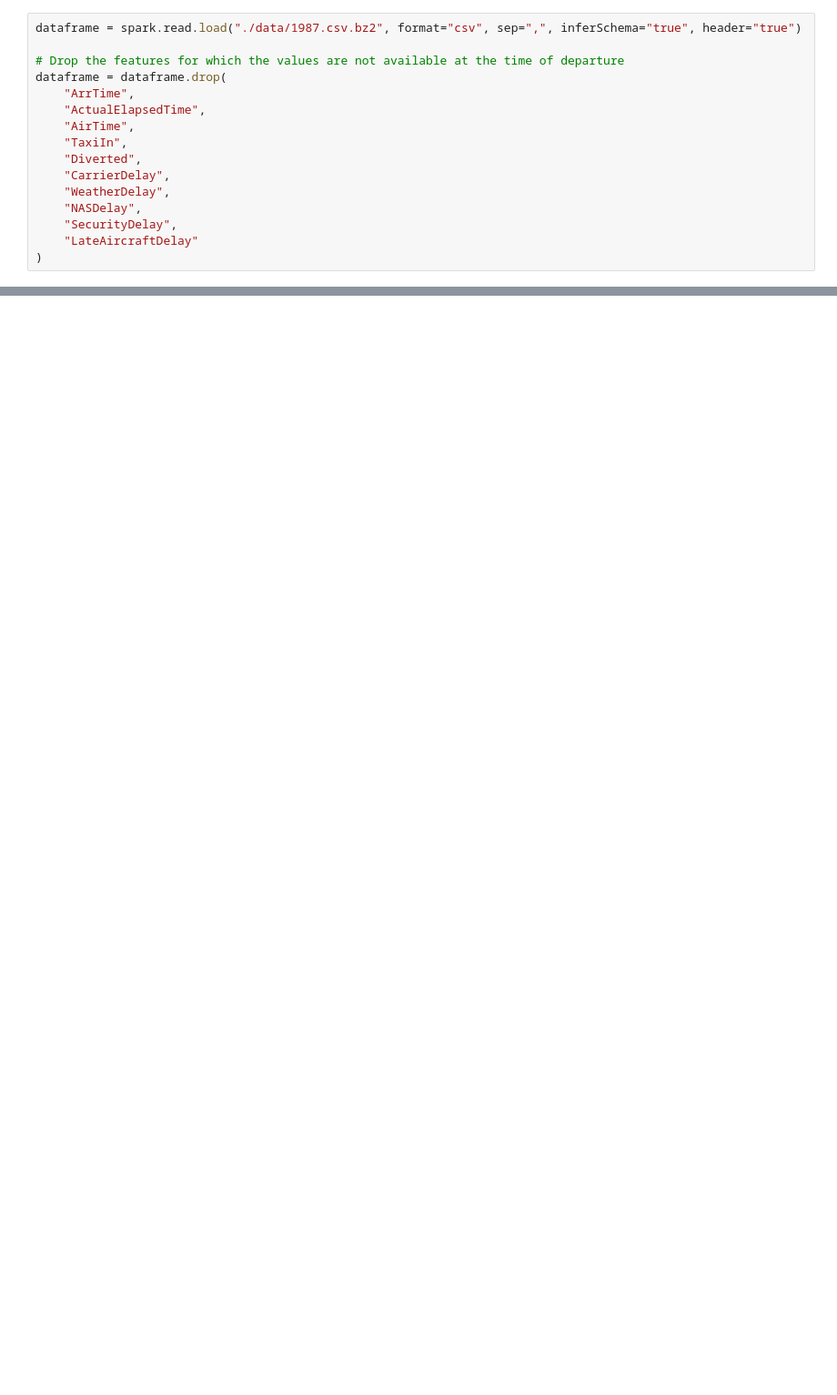
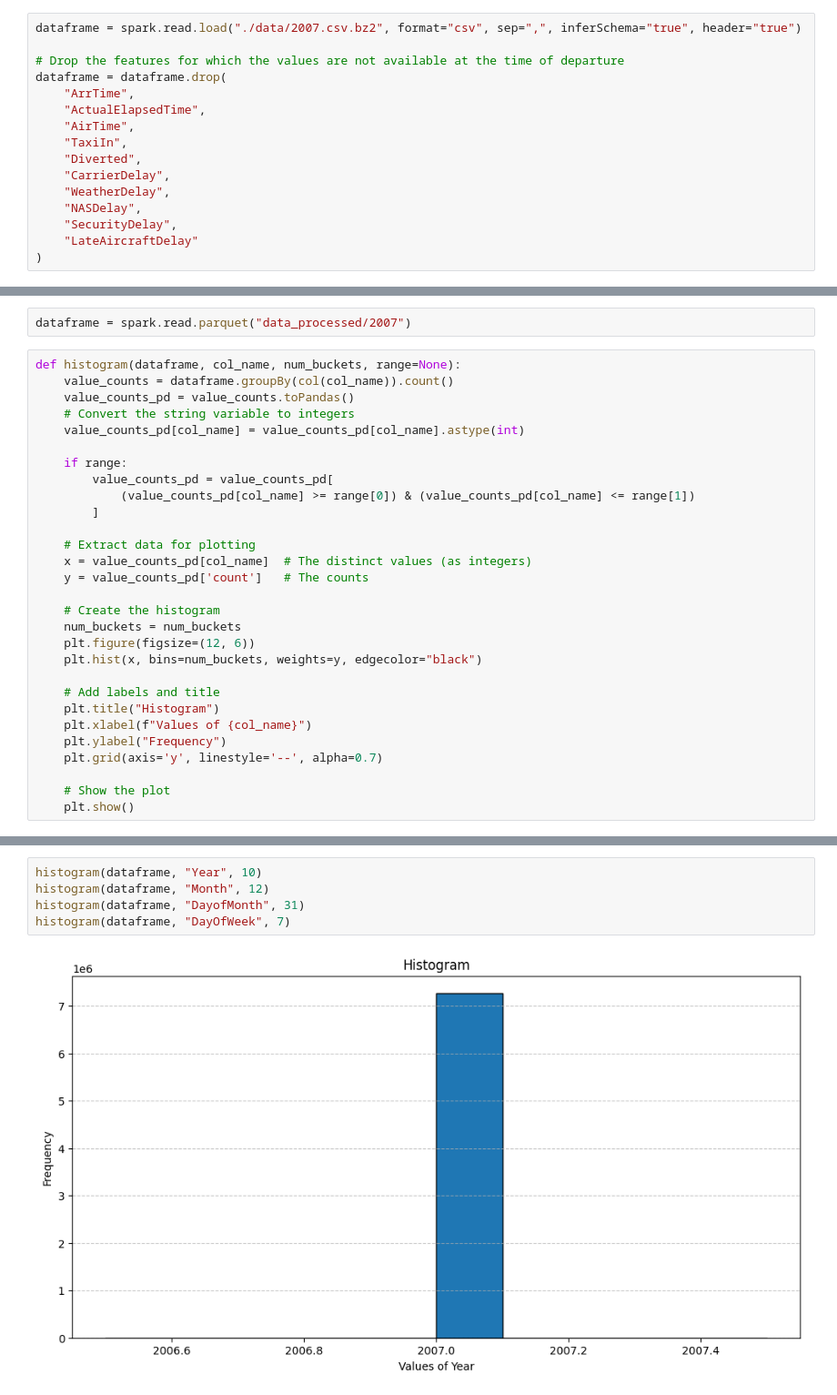
Before and after one commit to SvenLigensa/spark-ml, a Jupyter notebook: Preparation.ipynb, the cells around one changed output, grey strips where cells are left out. Shown at 91% size. Saved outputs shown, nothing was run; the diff lists cells and outputs as text; blank space fills up the shorter version.

Commit message:
Histograms and Correlation analysis for Preprocessing

```diff
--- a/Preparation.ipynb
+++ b/Preparation.ipynb
@@ -16,5 +72,5 @@ spark.sparkContext.setLogLevel("WARN")
 # %%
-dataframe = spark.read.load("./data/1987.csv.bz2", format="csv", sep=",", inferSchema="true", header="true")
+dataframe = spark.read.load("./data/2007.csv.bz2", format="csv", sep=",", inferSchema="true", header="true")
 
 # Drop the features for which the values are not available at the time of departure
 dataframe = dataframe.drop(
@@ -132,0 +139,31 @@ only showing top 10 rows
+# %%
+dataframe = spark.read.parquet("data_processed/2007")
+# %%
+def histogram(dataframe, col_name, num_buckets, range=None):
+    value_counts = dataframe.groupBy(col(col_name)).count()
+    value_counts_pd = value_counts.toPandas()
+    # Convert the string variable to integers
+    value_counts_pd[col_name] = value_counts_pd[col_name].astype(int)
+
+    if range:
+        value_counts_pd = value_counts_pd[
+            (value_counts_pd[col_name] >= range[0]) & (value_counts_pd[col_name] <= range[1])
+        ]
+
+    # Extract data for plotting
+    x = value_counts_pd[col_name]  # The distinct values (as integers)
+    y = value_counts_pd['count']   # The counts
+
+    # Create the histogram
+    num_buckets = num_buckets
+    plt.figure(figsize=(12, 6))
+    plt.hist(x, bins=num_buckets, weights=y, edgecolor="black")
+
+    # Add labels and title
+    plt.title("Histogram")
+    plt.xlabel(f"Values of {col_name}")
+    plt.ylabel("Frequency")
+    plt.grid(axis='y', linestyle='--', alpha=0.7)
+
+    # Show the plot
+    plt.show()
@@ -132,0 +173,7 @@ only showing top 10 rows
+# %%
+histogram(dataframe, "Year", 10)
+histogram(dataframe, "Month", 12)
+histogram(dataframe, "DayofMonth", 31)
+histogram(dataframe, "DayOfWeek", 7)
+# %% [output]
+[figure, added]
```
Also changed, not shown: parts of 65 cells of this notebook, 2 other files.
